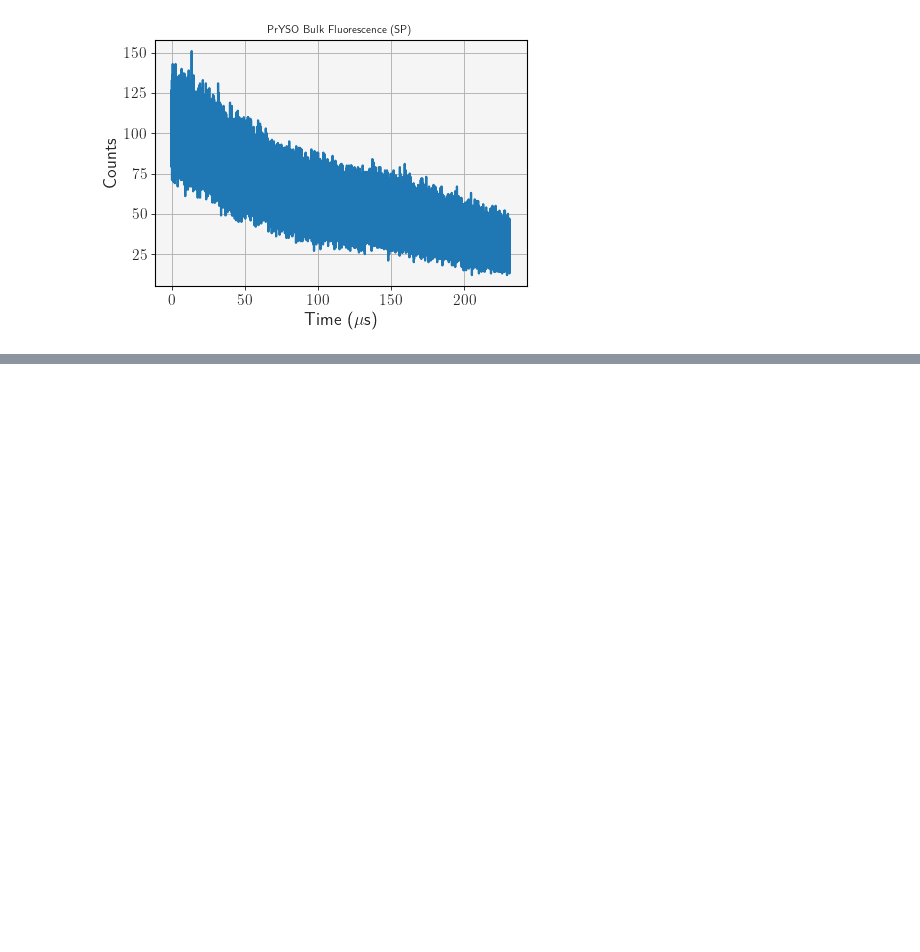
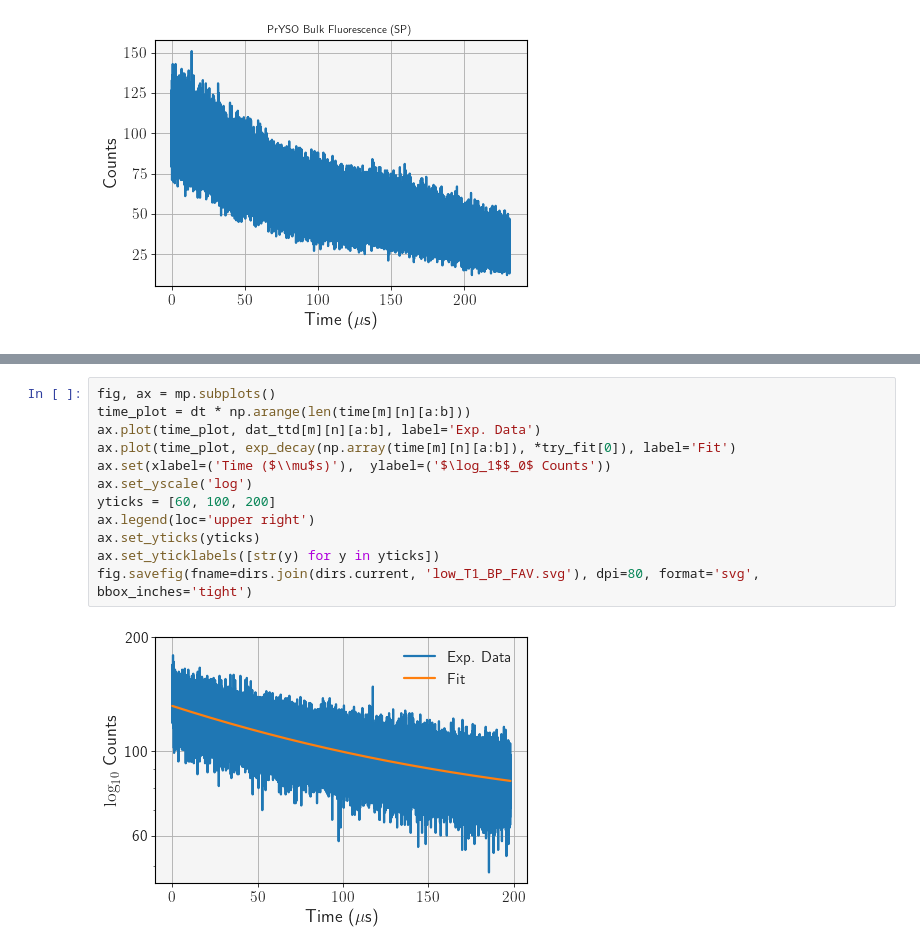
Before and after one commit to SMK-UK/Lifetime, a Jupyter notebook: T1/SP/main.ipynb, the cells around one changed output, grey strips where cells are left out. Drawn from its saved outputs; the diff is of its cells as text; blank space fills up the shorter version.

```diff
--- a/T1/SP/main.ipynb
+++ b/T1/SP/main.ipynb
@@ -178,0 +126,14 @@ ax.plot(time, exp_decay(np.array(time), *try_fit[0]))
+# %%
+fig, ax = mp.subplots()
+time_plot = dt * np.arange(len(time[m][n][a:b]))
+ax.plot(time_plot, dat_ttd[m][n][a:b], label='Exp. Data')
+ax.plot(time_plot, exp_decay(np.array(time[m][n][a:b]), *try_fit[0]), label='Fit')
+ax.set(xlabel=('Time ($\\mu$s)'),  ylabel=('$\log_1$$_0$ Counts'))
+ax.set_yscale('log')
+yticks = [60, 100, 200]
+ax.legend(loc='upper right')
+ax.set_yticks(yticks)
+ax.set_yticklabels([str(y) for y in yticks])
+fig.savefig(fname=dirs.join(dirs.current, 'low_T1_BP_FAV.svg'), dpi=80, format='svg', bbox_inches='tight')
+# %% [output]
+[figure, added]
```
Also changed, not shown: parts of 12 cells of this notebook, 5 other files.
